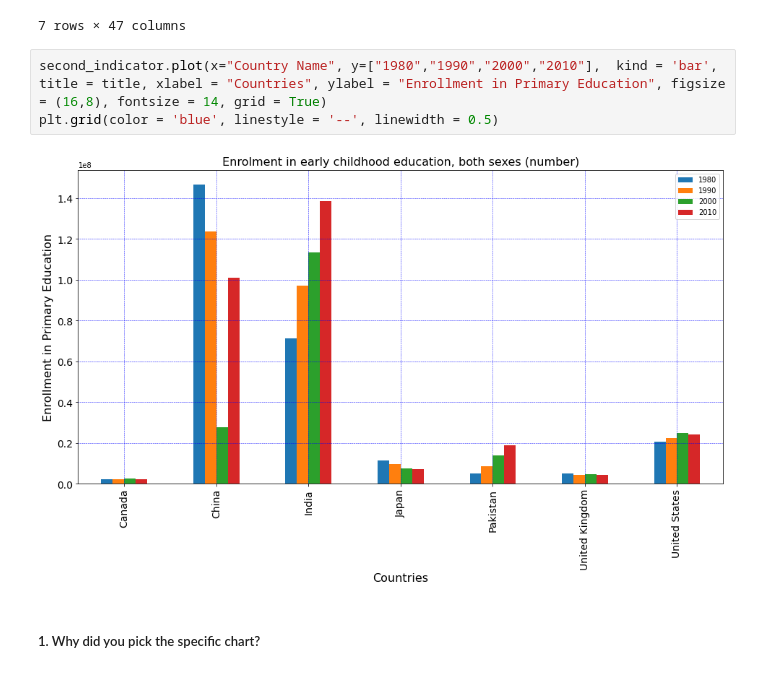
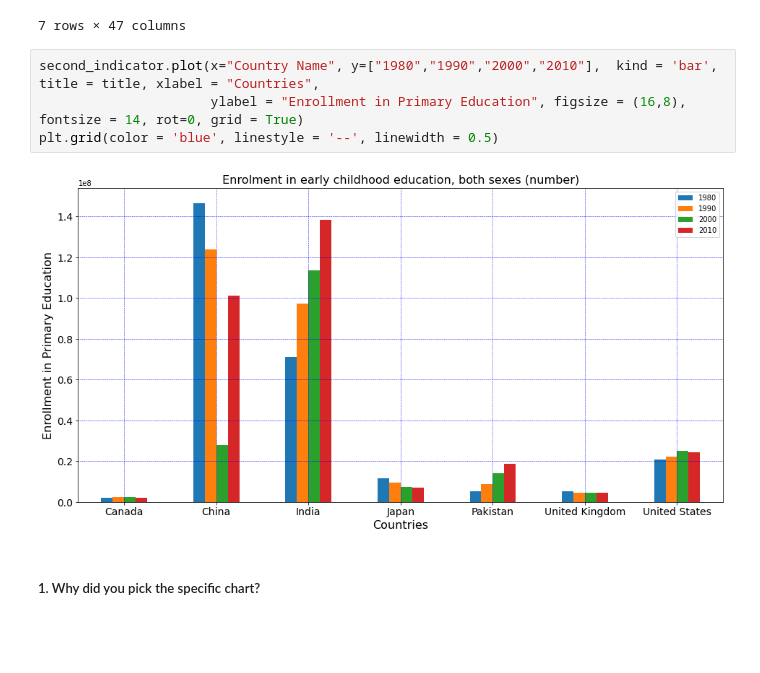
Before and after one commit to Ankita-chouhan-github/EDA-Capstone-project, a Jupyter notebook: Ankita_||_EDA_Capstone_project_(World_Bank_Global_Education_Analysis).ipynb, the cells around one changed output. Drawn from its saved outputs; the diff is of its cells as text; blank space fills up the shorter version.

```diff
--- a/Ankita_||_EDA_Capstone_project_(World_Bank_Global_Education_Analysis).ipynb
+++ b/Ankita_||_EDA_Capstone_project_(World_Bank_Global_Education_Analysis).ipynb
@@ -1029,10 +1057,11 @@ second_indicator
 | 7 | United States | 100668000.0 | 22037000.0 | 21676000.0 | 21873000.0 | 21201000.0 | 20613000.0 | 20213000.0 | 19825000.0 | 19554000.0 | ... |
 7 rows × 47 columns
 # %%
-second_indicator.plot(x="Country Name", y=["1980","1990","2000","2010"],  kind = 'bar', title = title, xlabel = "Countries", ylabel = "Enrollment in Primary Education", figsize = (16,8), fontsize = 14, grid = True)
+second_indicator.plot(x="Country Name", y=["1980","1990","2000","2010"],  kind = 'bar', title = title, xlabel = "Countries",
+                      ylabel = "Enrollment in Primary Education", figsize = (16,8), fontsize = 14, rot=0, grid = True)
 plt.grid(color = 'blue', linestyle = '--', linewidth = 0.5)
 # %% [output]
-[figure, old version]
+[figure, new version]
 # %% [markdown]
 ##### 1. Why did you pick the specific chart?
 # %% [markdown]
```
Also changed, not shown: parts of 45 cells of this notebook.
